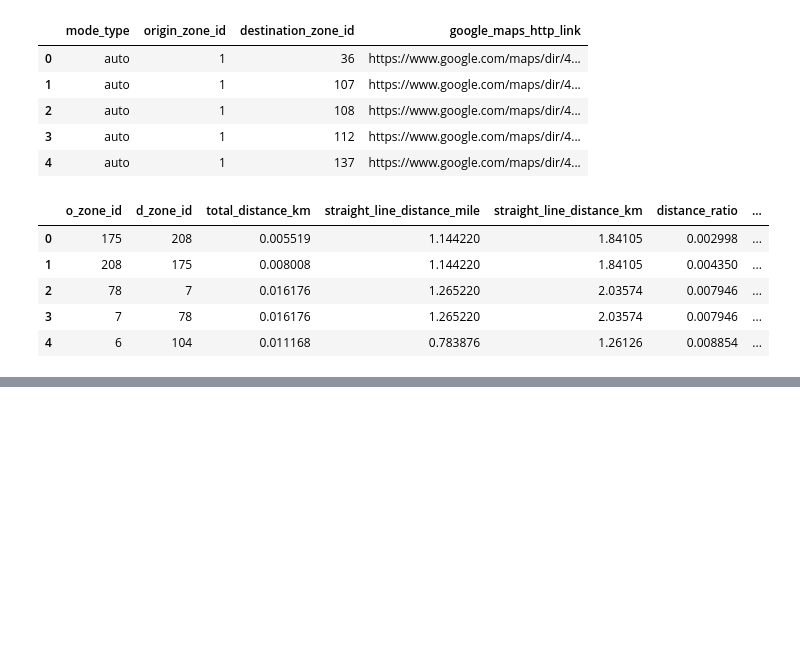
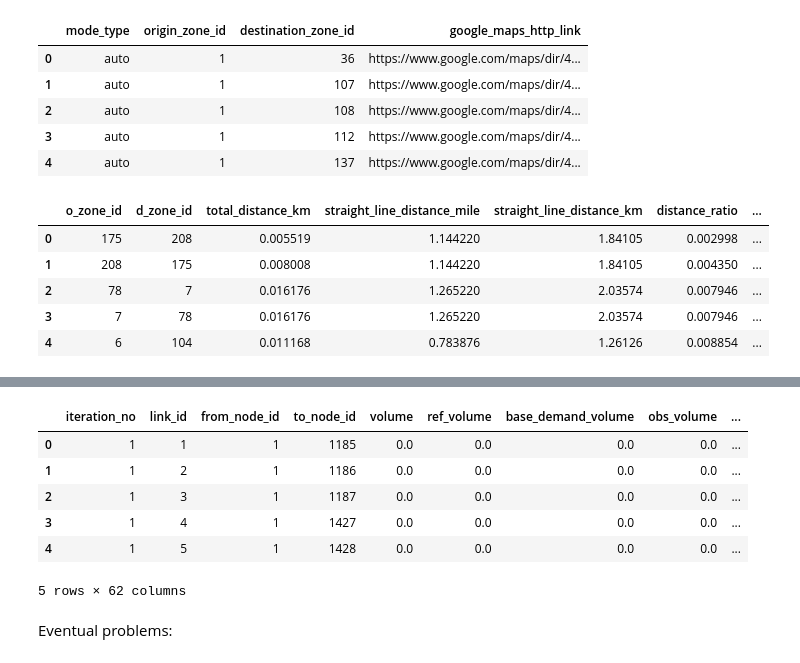
Before and after one commit to antoinekc8/DOTNET_project, a Jupyter notebook: notebook/Global.ipynb, the cells around one changed output, grey strips where cells are left out. Drawn from its saved outputs; the diff is of its cells as text; code cells hidden in the pictures; blank space fills up the shorter version.

```diff
--- a/notebook/Global.ipynb
+++ b/notebook/Global.ipynb
@@ -99,0 +133,12 @@ print(f'{problematic_distances} trips have been removed from google maps od dist
+# %%
+df_link_performance.head()
+# %% [output]
+|  | iteration_no | link_id | from_node_id | to_node_id | volume | ref_volume | base_demand_volume | obs_volume | ... |
+| 0 | 1 | 1 | 1 | 1185 | 0.0 | 0.0 | 0.0 | 0.0 | ... |
+| 1 | 1 | 2 | 1 | 1186 | 0.0 | 0.0 | 0.0 | 0.0 | ... |
+| 2 | 1 | 3 | 1 | 1187 | 0.0 | 0.0 | 0.0 | 0.0 | ... |
+| 3 | 1 | 4 | 1 | 1427 | 0.0 | 0.0 | 0.0 | 0.0 | ... |
+| 4 | 1 | 5 | 1 | 1428 | 0.0 | 0.0 | 0.0 | 0.0 | ... |
+5 rows × 62 columns
+# %% [markdown]
+Eventual problems:
```
Also changed, not shown: parts of 14 cells of this notebook.
